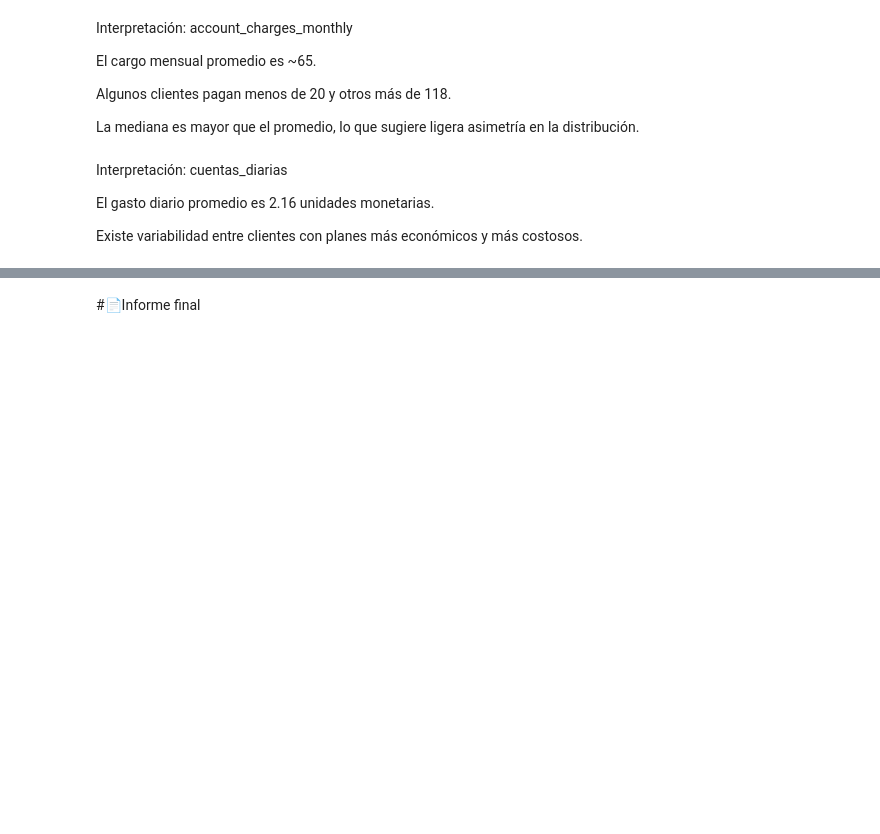
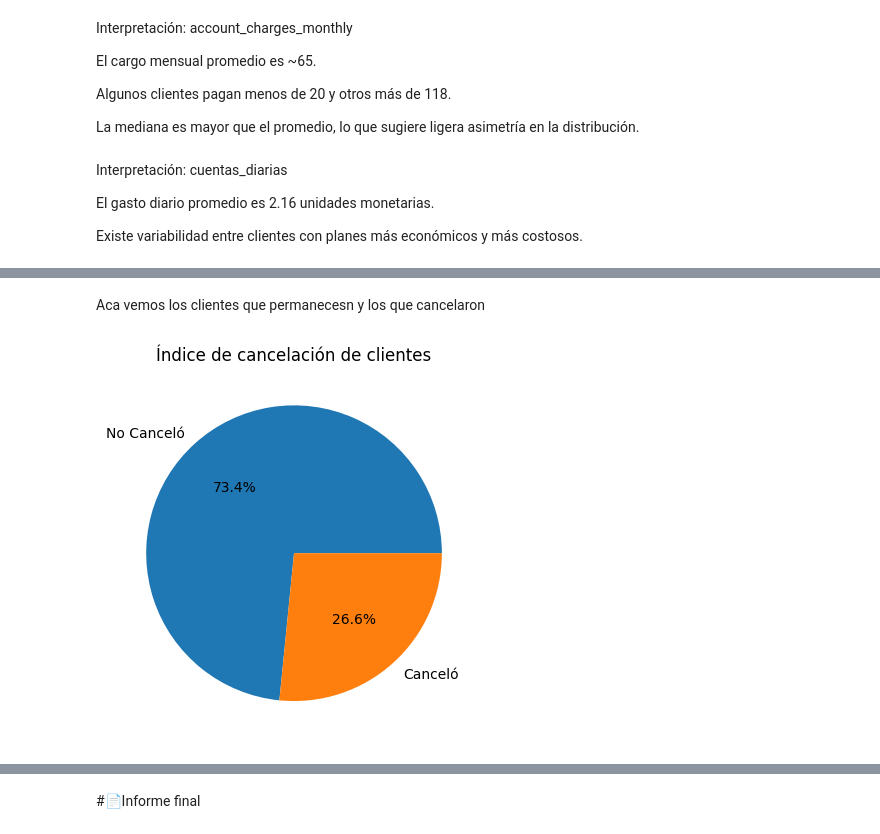
Before and after one commit to Neyker8a/challenge2-data-science-LATAM, a Jupyter notebook: TelecomX_LATAM.ipynb, the cells around one changed output, grey strips where cells are left out. Drawn from its saved outputs; the diff is of its cells as text; code cells hidden in the pictures; blank space fills up the shorter version.

```diff
--- a/TelecomX_LATAM.ipynb
+++ b/TelecomX_LATAM.ipynb
@@ -306,0 +319,14 @@ Existe variabilidad entre clientes con planes más económicos y más costosos.
+# %% [markdown]
+Aca vemos los clientes que permanecesn y los que cancelaron
+# %%
+df_flattened["churn"].value_counts().plot(
+    kind="pie",
+    autopct="%1.1f%%",
+    labels=["No Canceló", "Canceló"]
+)
+
+plt.title("Índice de cancelación de clientes")
+plt.ylabel("")
+plt.show()
+# %% [output]
+[figure, added]
```
Also changed, not shown: parts of 30 cells of this notebook.
